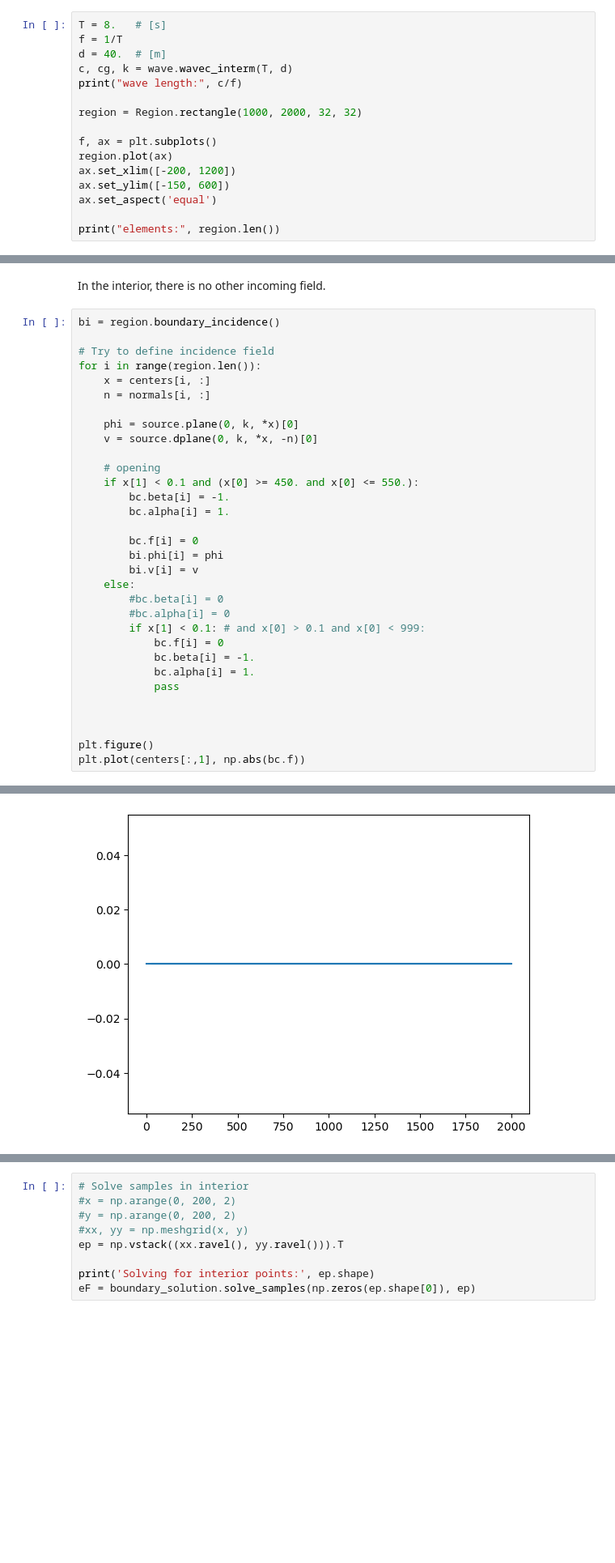
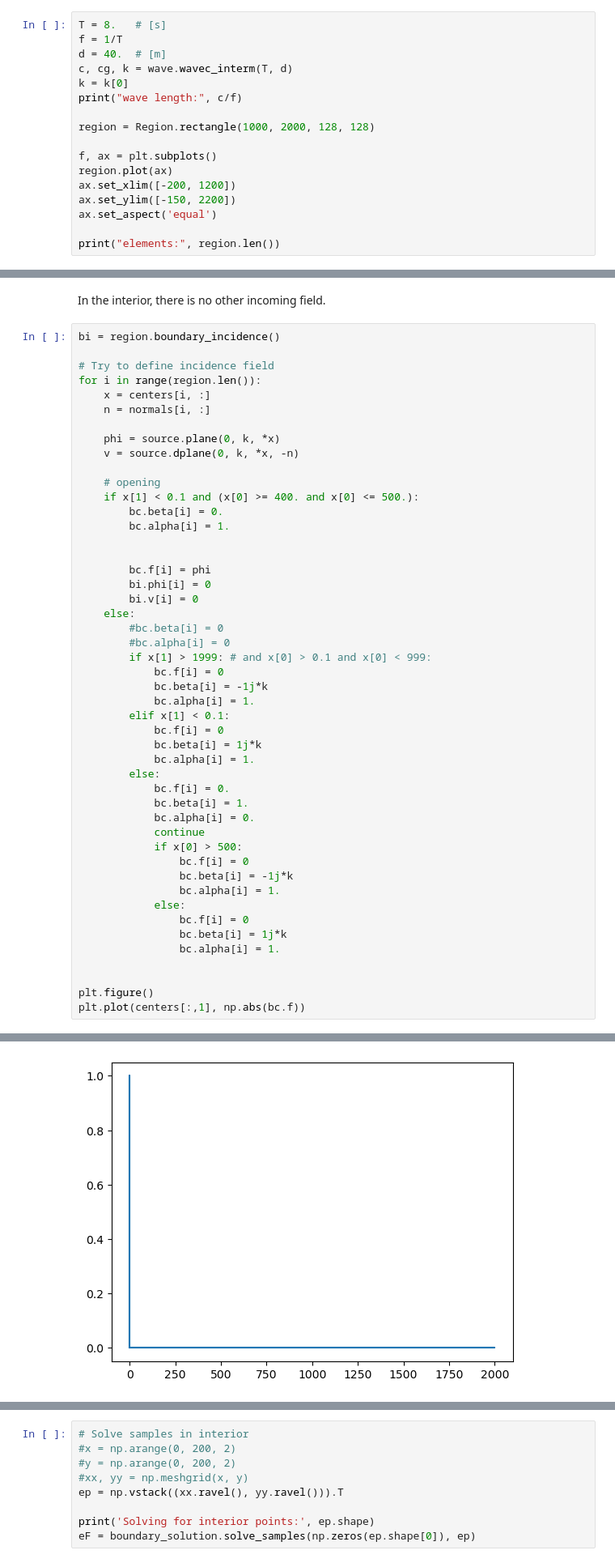
Before and after one commit to gauteh/ohbemn, a Jupyter notebook: examples/Breakwater diffusion.ipynb, the cells around one changed output, grey strips where cells are left out. Shown: that part at 81% size. Drawn from its saved outputs; the diff is of its cells as text; blank space fills up the shorter version.

```diff
--- a/examples/Breakwater diffusion.ipynb
+++ b/examples/Breakwater diffusion.ipynb
@@ -9,14 +9,15 @@ T = 8.   # [s]
 f = 1/T
 d = 40.  # [m]
 c, cg, k = wave.wavec_interm(T, d)
+k = k[0]
 print("wave length:", c/f)
 
-region = Region.rectangle(1000, 2000, 32, 32)
+region = Region.rectangle(1000, 2000, 128, 128)
 
 f, ax = plt.subplots()
 region.plot(ax)
 ax.set_xlim([-200, 1200])
-ax.set_ylim([-150, 600])
+ax.set_ylim([-150, 2200])
 ax.set_aspect('equal')
 
 print("elements:", region.len())
@@ -41,38 +42,54 @@ In the interior, there is no other incoming field.
 # %%
 bi = region.boundary_incidence()
 
 # Try to define incidence field
 for i in range(region.len()):
     x = centers[i, :]
     n = normals[i, :]
 
-    phi = source.plane(0, k, *x)[0]
-    v = source.dplane(0, k, *x, -n)[0]
+    phi = source.plane(0, k, *x)
+    v = source.dplane(0, k, *x, -n)
 
     # opening
-    if x[1] < 0.1 and (x[0] >= 450. and x[0] <= 550.):
-        bc.beta[i] = -1.
+    if x[1] < 0.1 and (x[0] >= 400. and x[0] <= 500.):
+        bc.beta[i] = 0.
         bc.alpha[i] = 1.
 
-        bc.f[i] = 0
-        bi.phi[i] = phi
-        bi.v[i] = v
+
+        bc.f[i] = phi
+        bi.phi[i] = 0
+        bi.v[i] = 0
     else:
         #bc.beta[i] = 0
         #bc.alpha[i] = 0
-        if x[1] < 0.1: # and x[0] > 0.1 and x[0] < 999:
+        if x[1] > 1999: # and x[0] > 0.1 and x[0] < 999:
             bc.f[i] = 0
-            bc.beta[i] = -1.
+            bc.beta[i] = -1j*k
             bc.alpha[i] = 1.
-            pass
-
+        elif x[1] < 0.1:
+            bc.f[i] = 0
+            bc.beta[i] = 1j*k
+            bc.alpha[i] = 1.
+        else:
+            bc.f[i] = 0.
+            bc.beta[i] = 1.
+            bc.alpha[i] = 0.
+            continue
+            if x[0] > 500:
+                bc.f[i] = 0
+                bc.beta[i] = -1j*k
+                bc.alpha[i] = 1.
+            else:
+                bc.f[i] = 0
+                bc.beta[i] = 1j*k
+                bc.alpha[i] = 1.
 
 
 plt.figure()
 plt.plot(centers[:,1], np.abs(bc.f))
 # %% [output]
 [<matplotlib.lines.Line2D at 0x...>]
-[figure, old version]
+[figure, new version]
 # %%
 # Sample grid in the interior
 
```
Also changed, not shown: parts of 4 cells of this notebook.
